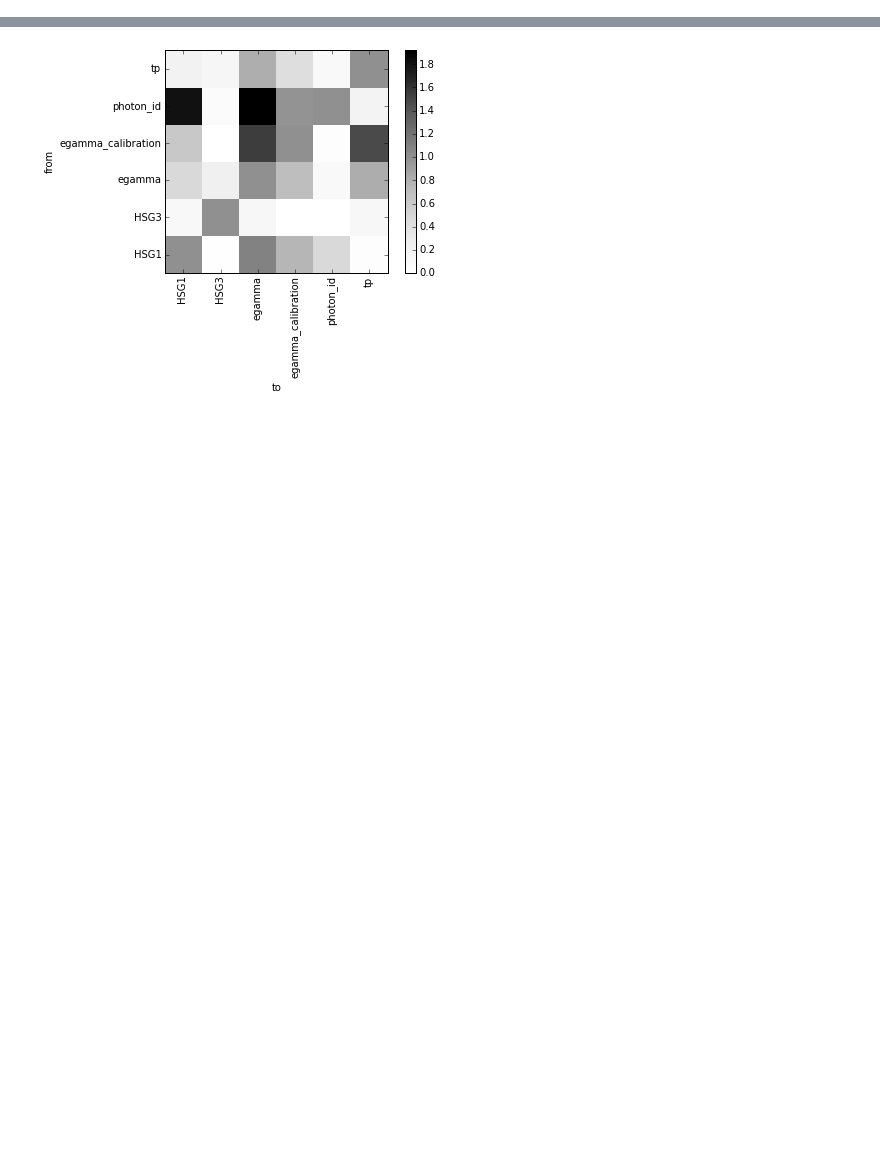
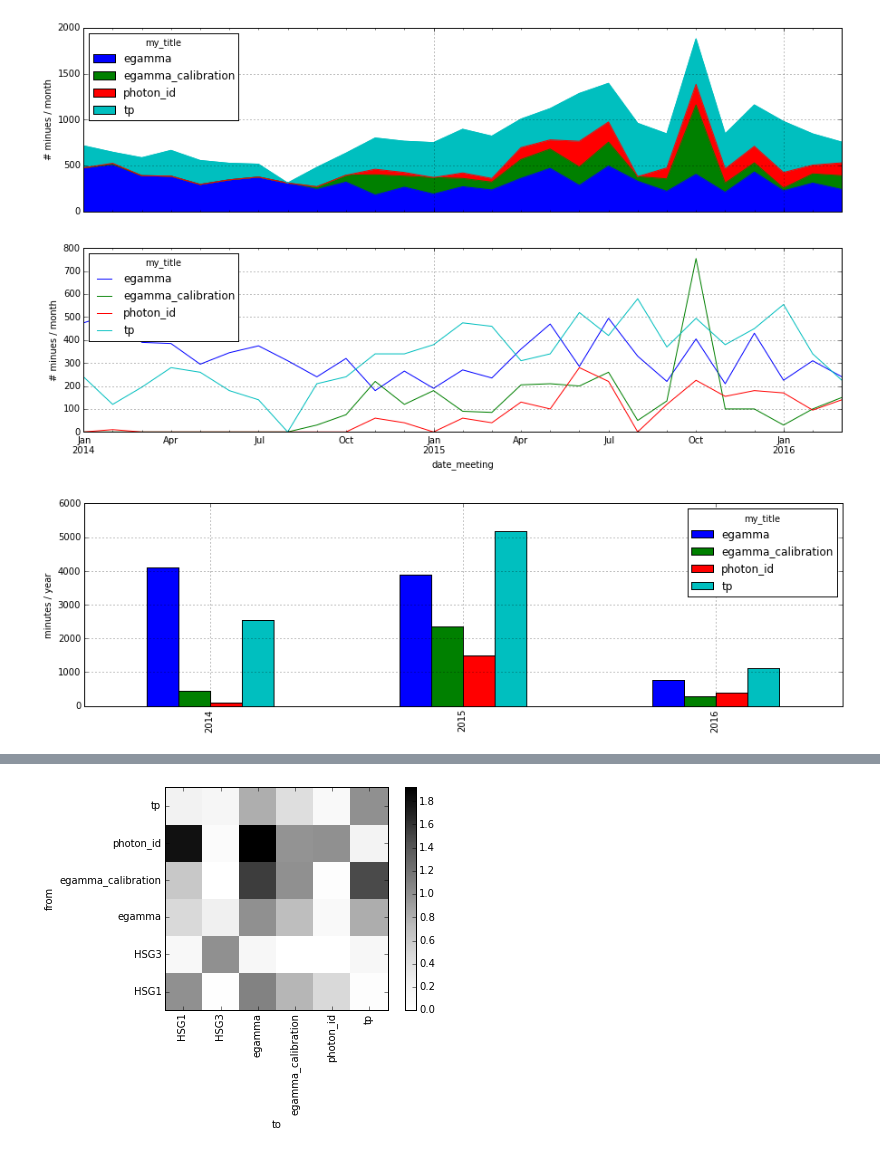
Before and after one commit to wiso/indico_statistics, a Jupyter notebook: plot.ipynb, the cells around one changed output, grey strips where cells are left out. Cells and saved outputs as stored; diff of their text form; code cells hidden in the pictures; blank space fills up the shorter version.

```diff
--- a/plot.ipynb
+++ b/plot.ipynb
@@ -54,0 +173,15 @@ ax.legend()
+# %%
+f, axs = plt.subplots(2, 1, figsize=(15, 8), sharex=True)
+gr = df.groupby([pd.Grouper(freq='MS',key='date_meeting'), 'my_title'])['duration'].sum().unstack().fillna(0)
+gr.plot(kind='area', ax=axs[0])
+gr.plot(ax=axs[1])
+for ax in axs: ax.set_ylabel('# minues / month')
+
+f, ax = plt.subplots(figsize=(15, 4))
+df.groupby([df_meeting['date_meeting'].dt.year, 'my_title'])['duration'].sum().unstack().fillna(0).plot(kind='bar', ax=ax)
+
+ax.set_ylabel('minutes / year')
+plt.show()
+# %% [output]
+[figure, added]
+[figure, added]
```
Also changed, not shown: parts of 50 cells of this notebook, 1 other file.
